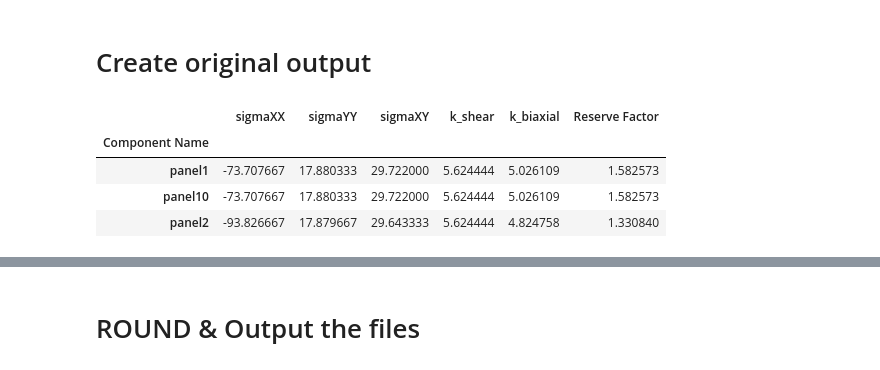
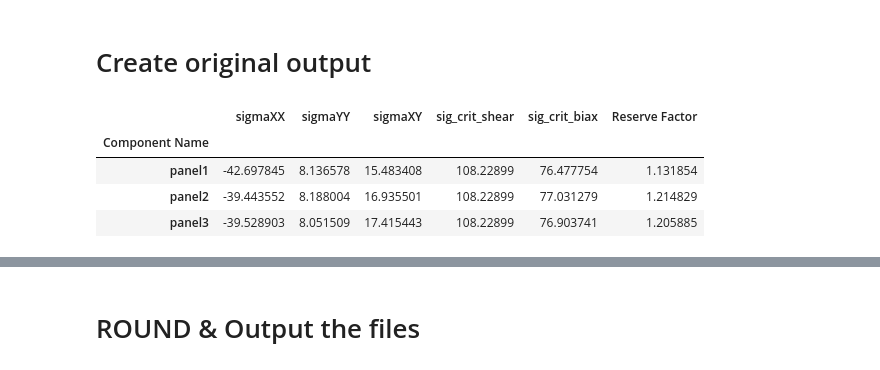
Before and after one commit to fabianober/tum-ase-project-2025-2, a Jupyter notebook: Notebooks/task_1e.ipynb, the cells around one changed output, grey strips where cells are left out. Cells and saved outputs as stored; diff of their text form; code cells hidden in the pictures.

```diff
--- a/Notebooks/task_1e.ipynb
+++ b/Notebooks/task_1e.ipynb
@@ -50,3 +52,5 @@ Your personal data is: E11 = 119325.52800000002, E22 = 9178.884, G12 = 4589.442,
 # Import needed ABD values
 # %%
 ABD_panel, ABD_panel_inverse = calculateABD(stacksequence=panelStack, plyT=tPanel, EModulus1=E_11, EModulus2=E_22, ShearModulus=G_12)
+ABD_panel = ABD_panel * knockdown
+ABD_panel_inverse = ABD_panel_inverse * knockdown
@@ -52,0 +59,6 @@ ABD_panel, ABD_panel_inverse = calculateABD(stacksequence=panelStack, plyT=tPane
+# %%
+D11 = ABD_panel[3][3]
+D22 = ABD_panel[4][4]
+D12 = ABD_panel[3][4]
+D66 = ABD_panel[5][5]
+print(D11, D22, D12, D66)
@@ -110,6 +123,7 @@ panelLC1 = loadCase1df.groupby('Component Name').agg({
 dataframeLength = len(panelLC1)
 panelLC1['length'] = [length]*dataframeLength
 panelLC1['width'] = [width]*dataframeLength
+panelLC1['thickness'] = [panelthickness] * dataframeLength
 panelLC1['Load Case'] = ['LC1'] * dataframeLength
 
 
@@ -122,6 +136,7 @@ panelLC2 = loadCase2df.groupby('Component Name').agg({
 dataframeLength = len(panelLC2)
 panelLC2['length'] = [length]*dataframeLength
 panelLC2['width'] = [width]*dataframeLength
+panelLC2['thickness'] = [panelthickness] * dataframeLength
 panelLC2['Load Case'] = ['LC2'] * dataframeLength
 
 
@@ -134,6 +149,7 @@ panelLC3 = loadCase3df.groupby('Component Name').agg({
 dataframeLength = len(panelLC3)
 panelLC3['length'] = [length]*dataframeLength
 panelLC3['width'] = [width]*dataframeLength
+panelLC3['thickness'] = [panelthickness] * dataframeLength
 panelLC3['Load Case'] = ['LC3'] * dataframeLength
 
 
@@ -149,8 +165,11 @@ panelLC1
 # %% [markdown]
 # Now we can apply the functions to the load cases
 # %%
-panelLC1[['sig_crit_shear', 'sig_crit_biax', 'Reserve Factor']] = panelLC1.apply(panelBuckApply, EModulus=EModulus, nu=nu, axis=1, result_type='expand')
-panelLC2[['sig_crit_shear', 'sig_crit_biax', 'Reserve Factor']] = panelLC2.apply(panelBuckApply, EModulus=EModulus, nu=nu, axis=1, result_type='expand')
-panelLC3[['sig_crit_shear', 'sig_crit_biax', 'Reserve Factor']] = panelLC3.apply(panelBuckApply, EModulus=EModulus, nu=nu, axis=1, result_type='expand')
+panelLC1[['sig_crit_shear', 'sig_crit_biax', 'Reserve Factor']] = panelLC1.apply(panelBuckApply, D11=D11, D12=D12, D22=D22,
+                                                                                  D66=D66, axis=1, result_type='expand')
+panelLC2[['sig_crit_shear', 'sig_crit_biax', 'Reserve Factor']] = panelLC2.apply(panelBuckApply, D11=D11, D12=D12, D22=D22,
+                                                                                  D66=D66, axis=1, result_type='expand')
+panelLC3[['sig_crit_shear', 'sig_crit_biax', 'Reserve Factor']] = panelLC3.apply(panelBuckApply, D11=D11, D12=D12, D22=D22,
+                                                                                  D66=D66, axis=1, result_type='expand')
 panelLC1
 # %% [output]
@@ -159,16 +184,16 @@ NameError: name 'EModulus' is not defined
 # Create original output
 # %%
 #Drop irrelevant columns
-panelLC1 = panelLC1.drop(['length', 'width', 'Load Case'], axis=1)
-panelLC2 = panelLC2.drop(['length', 'width',  'Load Case'], axis=1)
-panelLC3 = panelLC3.drop(['length', 'width',  'Load Case'], axis=1)
+panelLC1 = panelLC1.drop(['length', 'width', 'thickness', 'Load Case'], axis=1)
+panelLC2 = panelLC2.drop(['length', 'width',  'thickness', 'Load Case'], axis=1)
+panelLC3 = panelLC3.drop(['length', 'width',  'thickness', 'Load Case'], axis=1)
 panelLC1.head(3)
 # %% [output]
-|  | sigmaXX | sigmaYY | sigmaXY | k_shear | k_biaxial | Reserve Factor |
+|  | sigmaXX | sigmaYY | sigmaXY | sig_crit_shear | sig_crit_biax | Reserve Factor |
 | Component Name |  |  |  |  |  |  |
-| panel1 | -73.707667 | 17.880333 | 29.722000 | 5.624444 | 5.026109 | 1.582573 |
-| panel10 | -73.707667 | 17.880333 | 29.722000 | 5.624444 | 5.026109 | 1.582573 |
-| panel2 | -93.826667 | 17.879667 | 29.643333 | 5.624444 | 4.824758 | 1.330840 |
+| panel1 | -42.697845 | 8.136578 | 15.483408 | 108.22899 | 76.477754 | 1.131854 |
+| panel2 | -39.443552 | 8.188004 | 16.935501 | 108.22899 | 77.031279 | 1.214829 |
+| panel3 | -39.528903 | 8.051509 | 17.415443 | 108.22899 | 76.903741 | 1.205885 |
 # %%
 # Rename columns to be unambigous
 panelLC1 = panelLC1.rename(columns={"Reserve Factor": "LC 1 RF", 'sigmaXX':'sigmaXXLC1', 'sigmaYY':'sigmaYYLC1', 'sigmaXY':'sigmaXYLC1', 'sig_crit_shear':'sig_crit_shearLC1', 'sig_crit_biax':'sig_crit_biaxLC1'})
```
Also changed, not shown: parts of 9 cells of this notebook, 1 other file.
